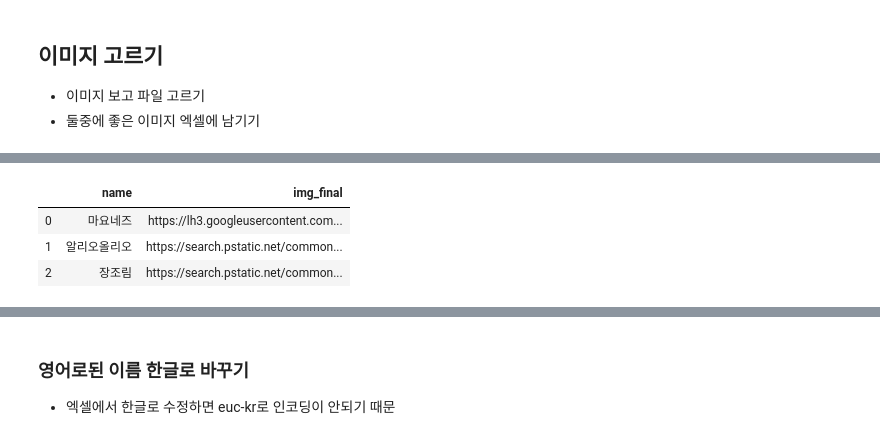
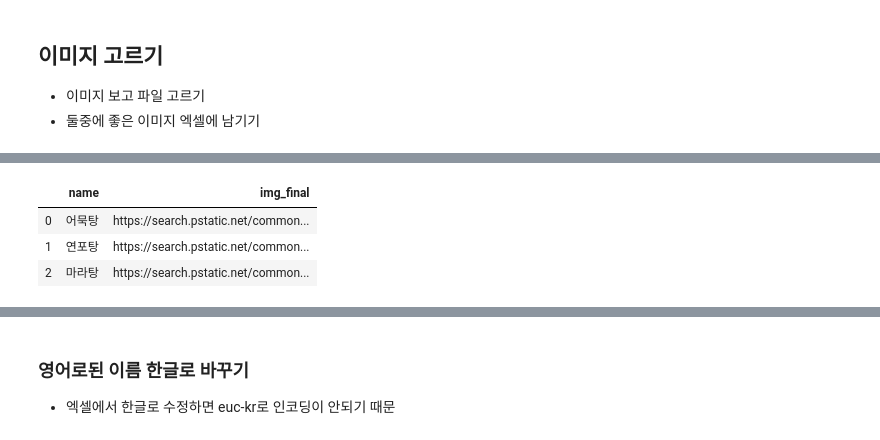
Before and after one commit to dayoungMM/let_it_zoom, a Jupyter notebook: crawing/crawing_jupyter/dayoung_02_select_img.ipynb, the cells around one changed output, grey strips where cells are left out. Saved outputs shown, nothing was run; the diff lists cells and outputs as text; code cells hidden in the pictures.

```diff
--- a/crawing/crawing_jupyter/dayoung_02_select_img.ipynb
+++ b/crawing/crawing_jupyter/dayoung_02_select_img.ipynb
@@ -28,9 +24,9 @@ for i in range(1):
 # %%
 # 최종 이미지 링크 파일 가져오기
-temp= pd.read_csv("food4_dayoung.csv", encoding ='euc-kr')
+temp= pd.read_csv("../csv/food_hasun.csv", encoding ='euc-kr')
 temp.iloc[:3]
 # %% [output]
 |  | name | img_final |
-| 0 | 마요네즈 | https://lh3.googleusercontent.com... |
-| 1 | 알리오올리오 | https://search.pstatic.net/common... |
-| 2 | 장조림 | https://search.pstatic.net/common... |
+| 0 | 어묵탕 | https://search.pstatic.net/common... |
+| 1 | 연포탕 | https://search.pstatic.net/common... |
+| 2 | 마라탕 | https://search.pstatic.net/common... |
```
Also changed, not shown: parts of 5 cells of this notebook, 34 other files.
